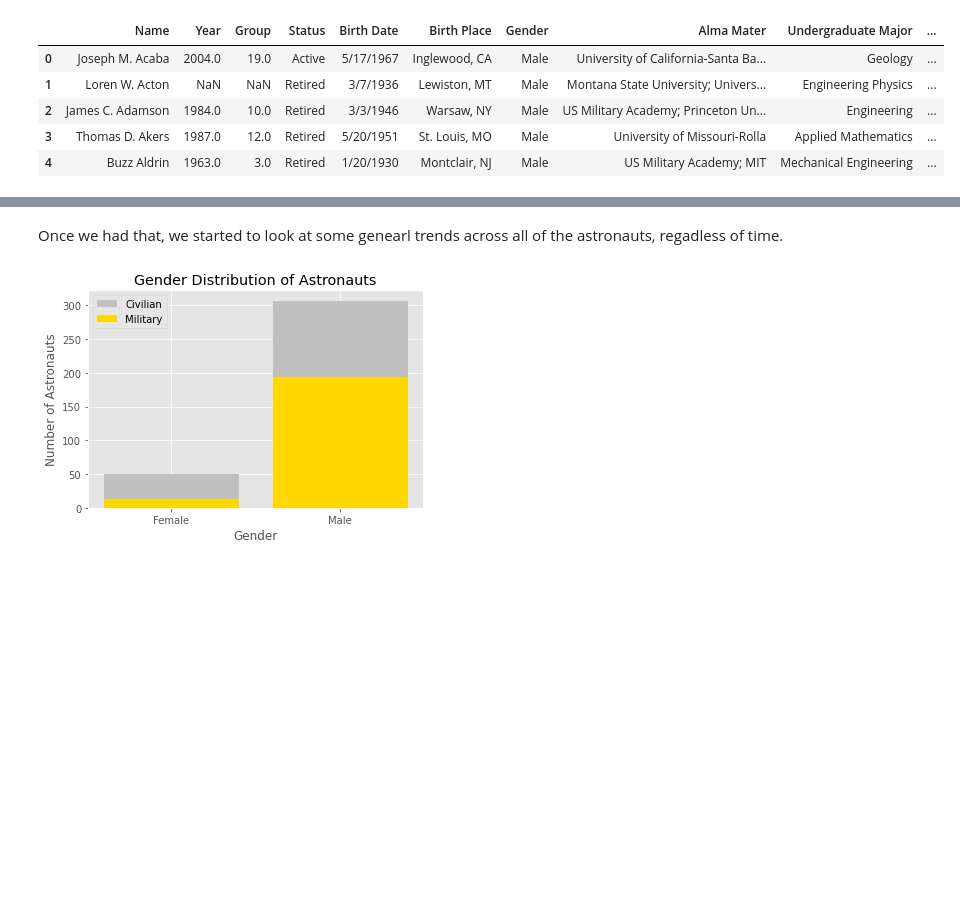
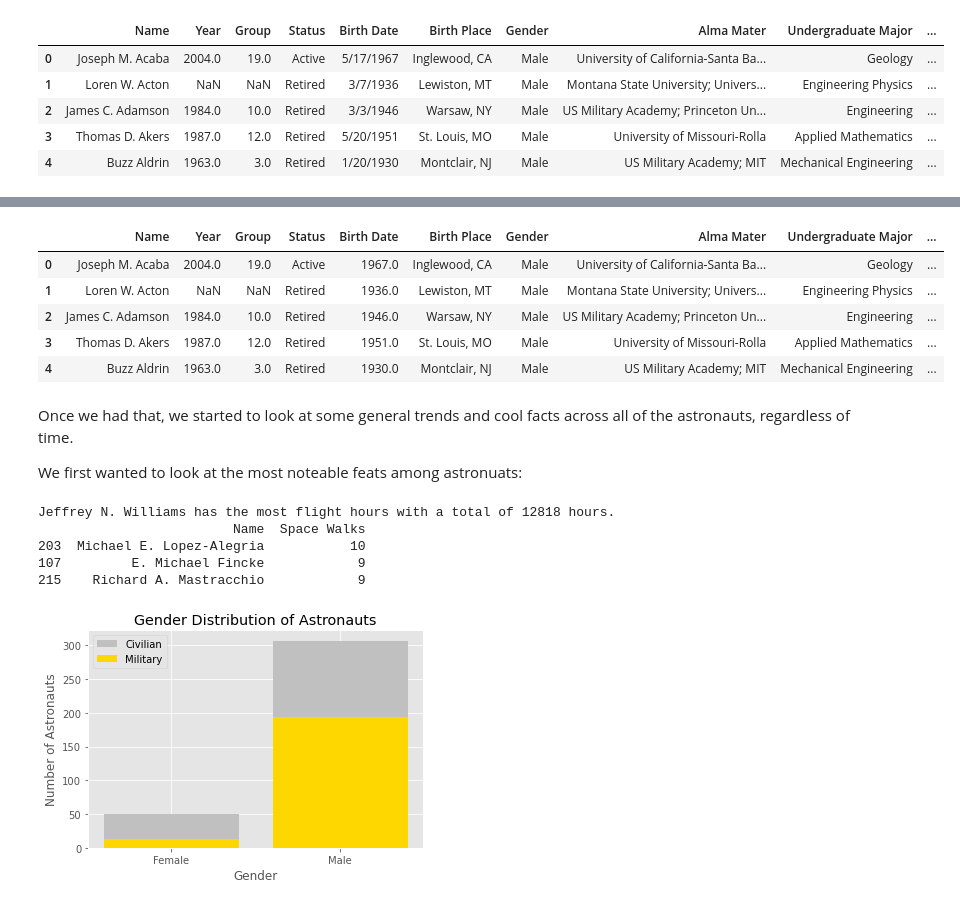
Before and after one commit to olincollege/Project1_Erhardt1, a Jupyter notebook: computationalessay.ipynb, the cells around one changed output, grey strips where cells are left out. Drawn from its saved outputs; the diff is of its cells as text; code cells hidden in the pictures; blank space fills up the shorter version.

Commit message:
start to fill out computational essay

```diff
--- a/computationalessay.ipynb
+++ b/computationalessay.ipynb
@@ -52,5 +49,28 @@ f.change_dates(nasa_astronaut_dataset)
+# %%
+nasa_astronaut_dataset = f.change_dates(nasa_astronaut_dataset)
+
+nasa_astronaut_dataset.head()
+# %% [output]
+|  | Name | Year | Group | Status | Birth Date | Birth Place | Gender | Alma Mater | Undergraduate Major | ... |
+| 0 | Joseph M. Acaba | 2004.0 | 19.0 | Active | 1967.0 | Inglewood, CA | Male | University of California-Santa Ba... | Geology | ... |
+| 1 | Loren W. Acton | NaN | NaN | Retired | 1936.0 | Lewiston, MT | Male | Montana State University; Univers... | Engineering Physics | ... |
+| 2 | James C. Adamson | 1984.0 | 10.0 | Retired | 1946.0 | Warsaw, NY | Male | US Military Academy; Princeton Un... | Engineering | ... |
+| 3 | Thomas D. Akers | 1987.0 | 12.0 | Retired | 1951.0 | St. Louis, MO | Male | University of Missouri-Rolla | Applied Mathematics | ... |
+| 4 | Buzz Aldrin | 1963.0 | 3.0 | Retired | 1930.0 | Montclair, NJ | Male | US Military Academy; MIT | Mechanical Engineering | ... |
 # %% [markdown]
-Once we had that, we started to look at some genearl trends across all of the astronauts, regadless of time.
+Once we had that, we started to look at some general trends and cool facts across all of the astronauts, regardless of time.
+
+We first wanted to look at the most noteable feats among astronuats:
+# %%
+print(f.highest_flight_hours(nasa_astronaut_dataset))
+
+print(f.most_space_walks(nasa_astronaut_dataset))
+# %% [output]
+Jeffrey N. Williams has the most flight hours with a total of 12818 hours.
+                         Name  Space Walks
+203  Michael E. Lopez-Alegria           10
+107         E. Michael Fincke            9
+215    Richard A. Mastracchio            9
 # %%
 f.gender_military(nasa_astronaut_dataset)
 # %% [output]
```
Also changed, not shown: parts of 21 cells of this notebook, 1 other file.
